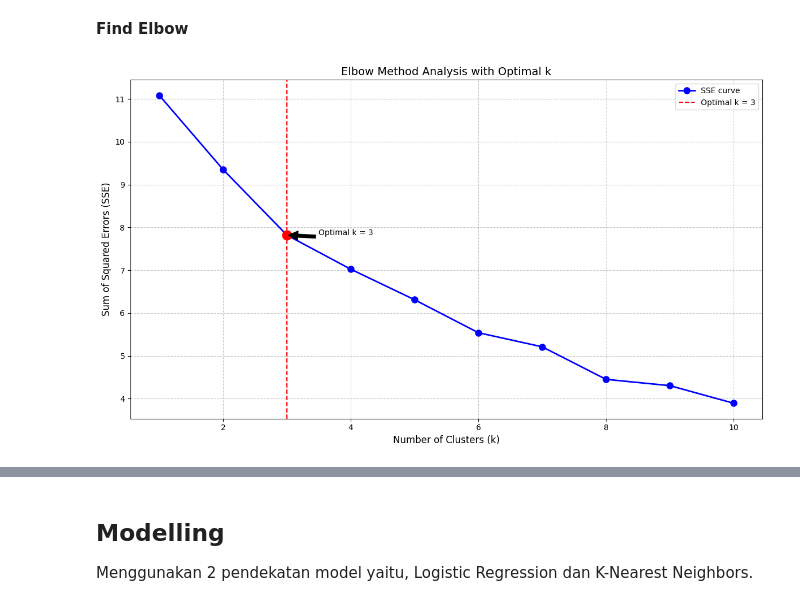
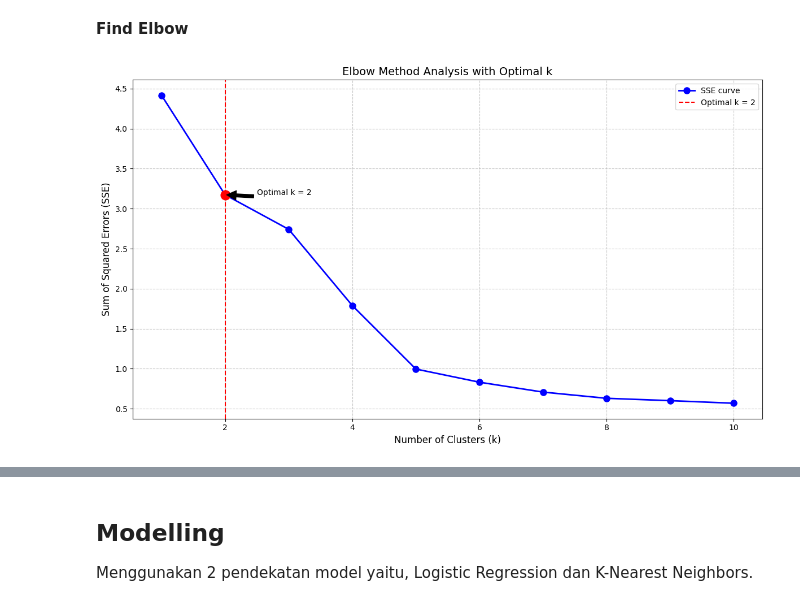
Before and after one commit to auvarifqi/tugas-besar-2-ai-lanjut, a Jupyter notebook: main.ipynb, the cells around one changed output, grey strips where cells are left out. Drawn from its saved outputs; the diff is of its cells as text; code cells hidden in the pictures.

```diff
--- a/main.ipynb
+++ b/main.ipynb
@@ -421,7 +438,7 @@ dtype: object
 
 Memisahkan data menjadi data training dan data testing, untuk mencegah leakage.
 # %%
-X_train, X_test, y_train, y_test = train_test_split(X, y, test_size=0.1, random_state=0)
+X_train, X_test, y_train, y_test = train_test_split(X, y, test_size=0.1, random_state=0, stratify=y)
 
 print(f"Jumlah data training: {X_train.shape[0]}")
 print(f"Jumlah data testing: {X_test.shape[0]}")
@@ -467,23 +457,23 @@ Menggunakan teknik feature engineering dengan melakukan clustering menggunakan 2
 **Pipeline:** Means Grouping by id → PCA → CLustering
 # %% [markdown]
 ##### **a. Means Grouping by id**
+# %%
+# split the id column into training and testing sets
+id_train, id_test = train_test_split(id_df, test_size=0.1, random_state=0, stratify=y)
 # %%
-# split the id column into training and testing sets
-id_train, id_test = train_test_split(id_df, test_size=0.1, random_state=0)
-
-# concat X_train_scaled and id_df
-df_grouped_train = pd.concat([id_df, X_train_scaled], axis=1)
-df_grouped_test = pd.concat([id_df, X_test_scaled], axis=1)
+# combine X_train and X_test and id_train and id_test
+X_train_with_id = pd.concat([id_train, X_train], axis=1)
+X_test_with_id = pd.concat([id_test, X_test], axis=1)
 
 # Group by id and calculate the mean for each numerical column
-df_grouped_train = df_grouped_train.groupby('id').mean()
-df_grouped_test = df_grouped_test.groupby('id').mean()
+X_grouped_train = X_train_with_id.groupby('id').mean()
+X_grouped_test = X_test_with_id.groupby('id').mean()
 
 # Reset the index to make 'id' a column again
-df_grouped_train.reset_index(inplace=True)
-df_grouped_test.reset_index(inplace=True)
+X_grouped_train.reset_index(inplace=True)
+X_grouped_test.reset_index(inplace=True)
 
-display(HTML(df_grouped_train.head().to_html()))
-display(HTML(df_grouped_test.head().to_html()))
+display(HTML(X_grouped_train.head().to_html()))
+display(HTML(X_grouped_test.head().to_html()))
 # %% [output]
 |  | id | interval_1 | interval_2 | interval_3 | interval_4 | interval_5 | interval_6 | interval_7 | ... |
@@ -501,11 +491,13 @@ display(HTML(df_grouped_test.head().to_html()))
 # %% [markdown]
 ##### **b. Principal Component Analysis (PCA) - Dimensionality Reduction**
 # %%
-# PCA df_grouped data with 4 components
-n_components = 6
-columns_names_to_pca = df_grouped_train.columns.drop('id')
+# PCA X_grouped data with 4 components
+n_components = 3
+columns_names_to_pca = X_grouped_train.columns.drop('id')
 pca = FeatureDimensionReducer(method='pca', numeric_features_to_reduce=columns_names_to_pca, n_components=n_components)
 
-df_pca_train = pca.fit_transform(df_grouped_train)
-df_pca_train
+X_pca_train = pca.fit_transform(X_grouped_train)
+X_pca_test = pca.transform(X_grouped_test)
+
+X_pca_train
 # %% [output]
@@ -738,10 +728,10 @@ def analyze_clusters(df, optimal_k):
     return labels, kmeans.centroids
 # %%
 # find optimal k with df_pca_train without id columns
-sse_values, optimal_k = elbow_method(df_pca_train.drop(columns=['id']), max_k=10)
+sse_values, optimal_k = elbow_method(X_pca_train.drop(columns=['id']), max_k=10)
 
 # Analyze clusters with the optimal k
-labels, centroids = analyze_clusters(df_pca_train.drop(columns=['id']), optimal_k)
+labels, centroids = analyze_clusters(X_pca_train.drop(columns=['id']), optimal_k)
 # %% [output]
-[figure, old version]
+[figure, new version]
 # %%
```
Also changed, not shown: parts of 13 cells of this notebook.
